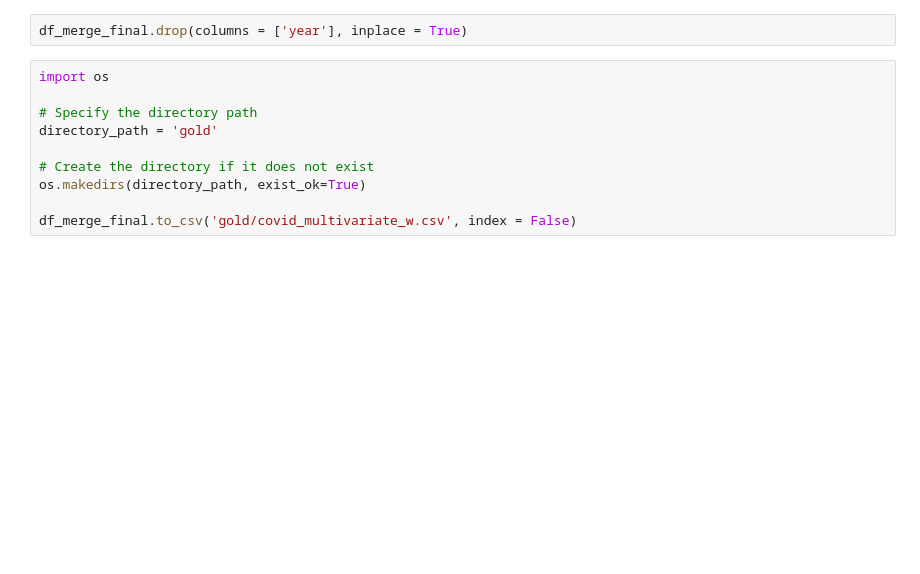
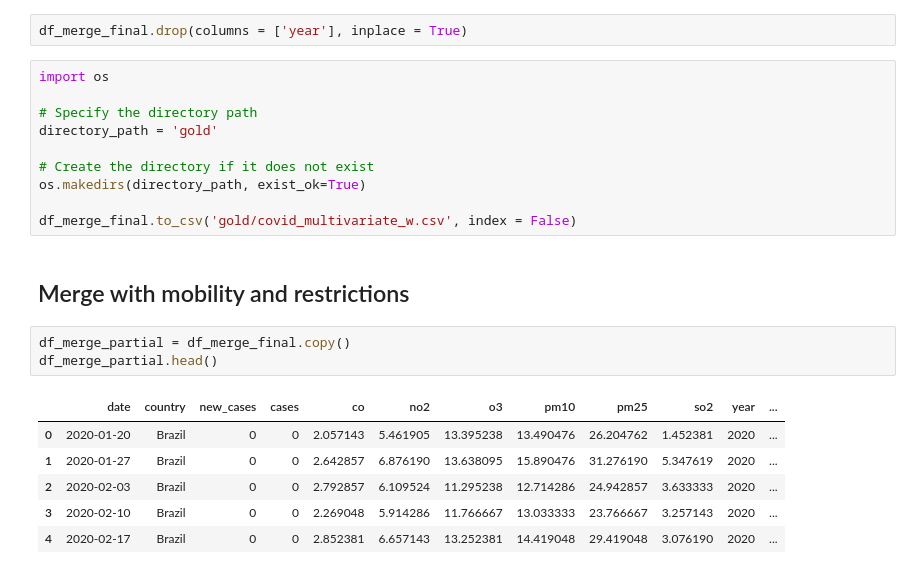
Before and after one commit to danielgvb/thesis, a Jupyter notebook: Data/xx_merging_steps.ipynb, the cells around one changed output. Cells and saved outputs as stored; diff of their text form; blank space fills up the shorter version.

```diff
--- a/Data/xx_merging_steps.ipynb
+++ b/Data/xx_merging_steps.ipynb
@@ -333,3 +418,15 @@ directory_path = 'gold'
 os.makedirs(directory_path, exist_ok=True)
 
 df_merge_final.to_csv('gold/covid_multivariate_w.csv', index = False)
+# %% [markdown]
+## Merge with mobility and restrictions
+# %%
+df_merge_partial = df_merge_final.copy()
+df_merge_partial.head()
+# %% [output]
+|  | date | country | new_cases | cases | co | no2 | o3 | pm10 | pm25 | so2 | year | ... |
+| 0 | 2020-01-20 | Brazil | 0 | 0 | 2.057143 | 5.461905 | 13.395238 | 13.490476 | 26.204762 | 1.452381 | 2020 | ... |
+| 1 | 2020-01-27 | Brazil | 0 | 0 | 2.642857 | 6.876190 | 13.638095 | 15.890476 | 31.276190 | 5.347619 | 2020 | ... |
+| 2 | 2020-02-03 | Brazil | 0 | 0 | 2.792857 | 6.109524 | 11.295238 | 12.714286 | 24.942857 | 3.633333 | 2020 | ... |
+| 3 | 2020-02-10 | Brazil | 0 | 0 | 2.269048 | 5.914286 | 11.766667 | 13.033333 | 23.766667 | 3.257143 | 2020 | ... |
+| 4 | 2020-02-17 | Brazil | 0 | 0 | 2.852381 | 6.657143 | 13.252381 | 14.419048 | 29.419048 | 3.076190 | 2020 | ... |
```
Also changed, not shown: parts of 25 cells of this notebook, 6 other files.
